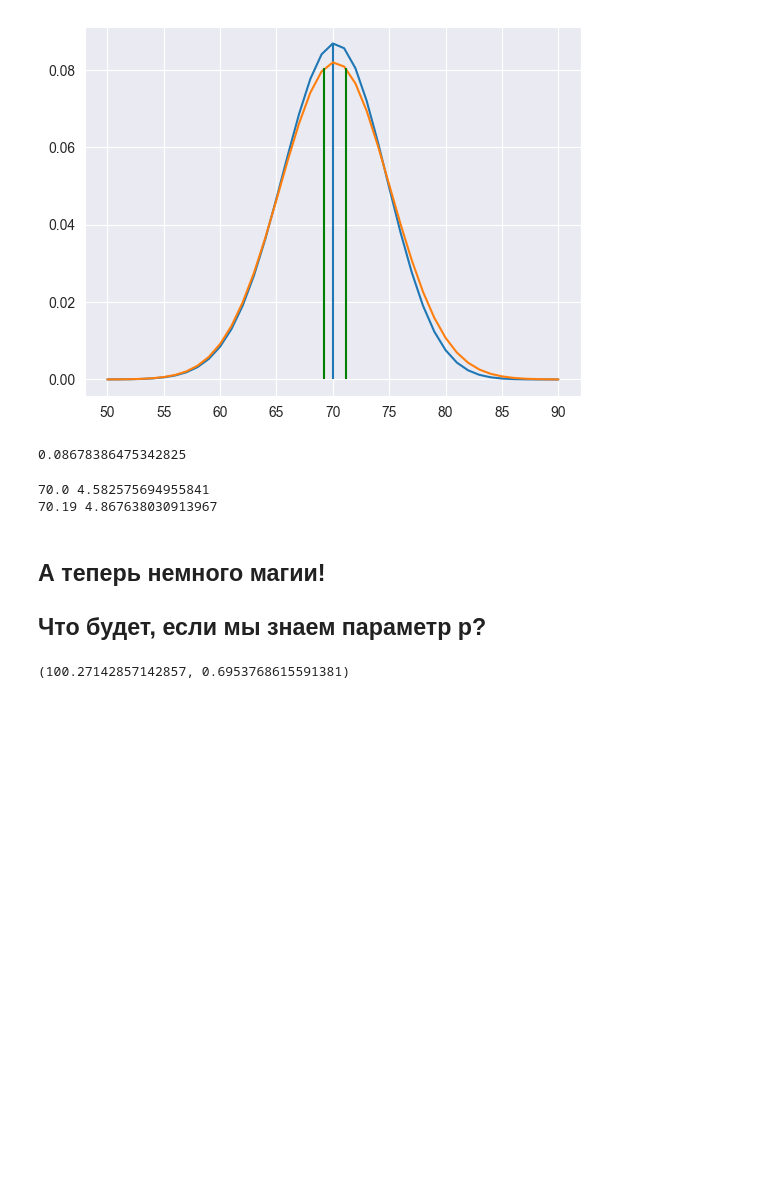
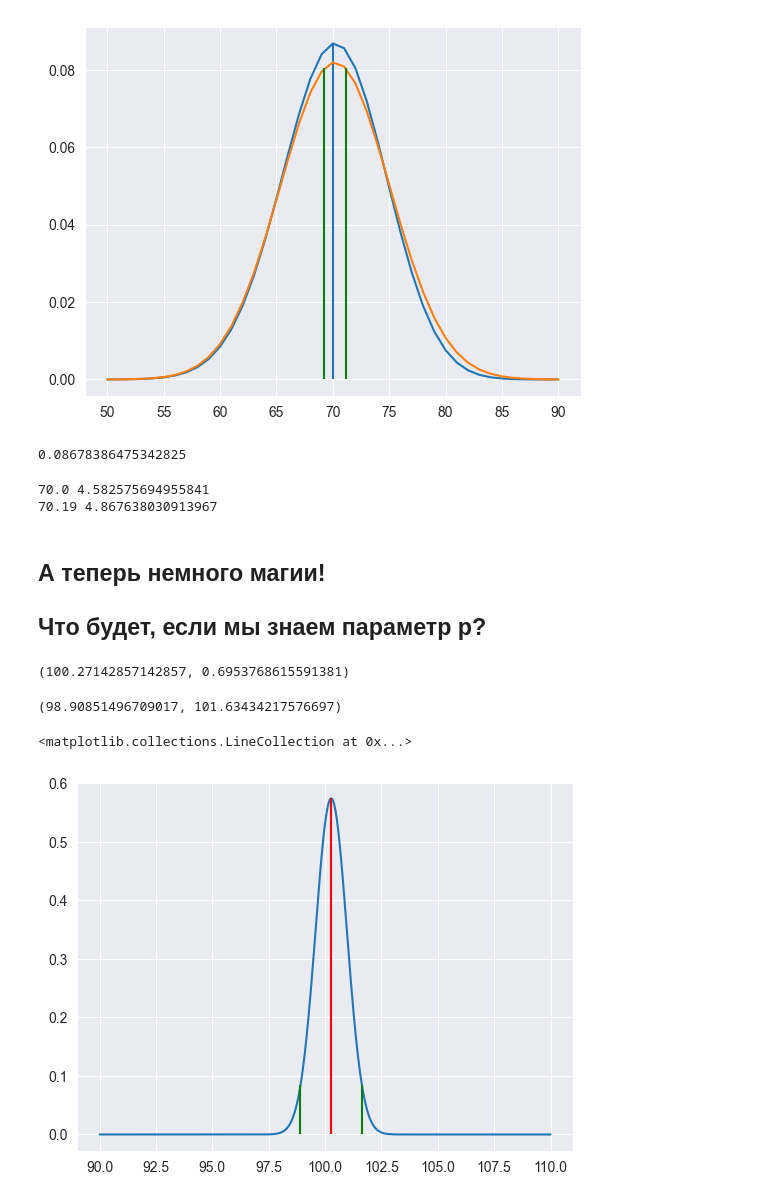
Before and after one commit to Jrol123/Statfield, a Jupyter notebook: mark_diff.ipynb, the cells around one changed output. Saved outputs shown, nothing was run; the diff lists cells and outputs as text; code cells hidden in the pictures; blank space fills up the shorter version.

```diff
--- a/mark_diff.ipynb
+++ b/mark_diff.ipynb
@@ -136,6 +136,24 @@ print(binom_rvs.mean(), binom_rvs.std())
 # %%
 bin_pm = binom_rvs.mean() / p
 bin_ps = binom_rvs.std() / (np.sqrt(N) * p)
+
+norm_bin_p = norm(bin_pm, bin_ps)
+
 bin_pm, bin_ps
 # %% [output]
 (100.27142857142857, 0.6953768615591381)
+# %%
+ci = stats.norm.interval(1 - alpha, bin_pm, bin_ps)
+print(ci)
+
+x=np.linspace(90, N + 10, 1000)
+
+sns.lineplot(x=x, y=norm_bin_p.pdf(x))
+
+plt.vlines(x=norm_bin_p.mean(), ymin=0, ymax=norm_bin_p.pdf(norm_bin_p.mean()), color='r')
+plt.vlines(x=ci[0], ymin=0, ymax=norm_bin_p.pdf(ci[0]), color='g')
+plt.vlines(x=ci[1], ymin=0, ymax=norm_bin_p.pdf(ci[1]), color='g')
+# %% [output]
+(98.90851496709017, 101.63434217576697)
+<matplotlib.collections.LineCollection at 0x...>
+[figure, added]
```
Also changed, not shown: parts of 1 cell of this notebook.
